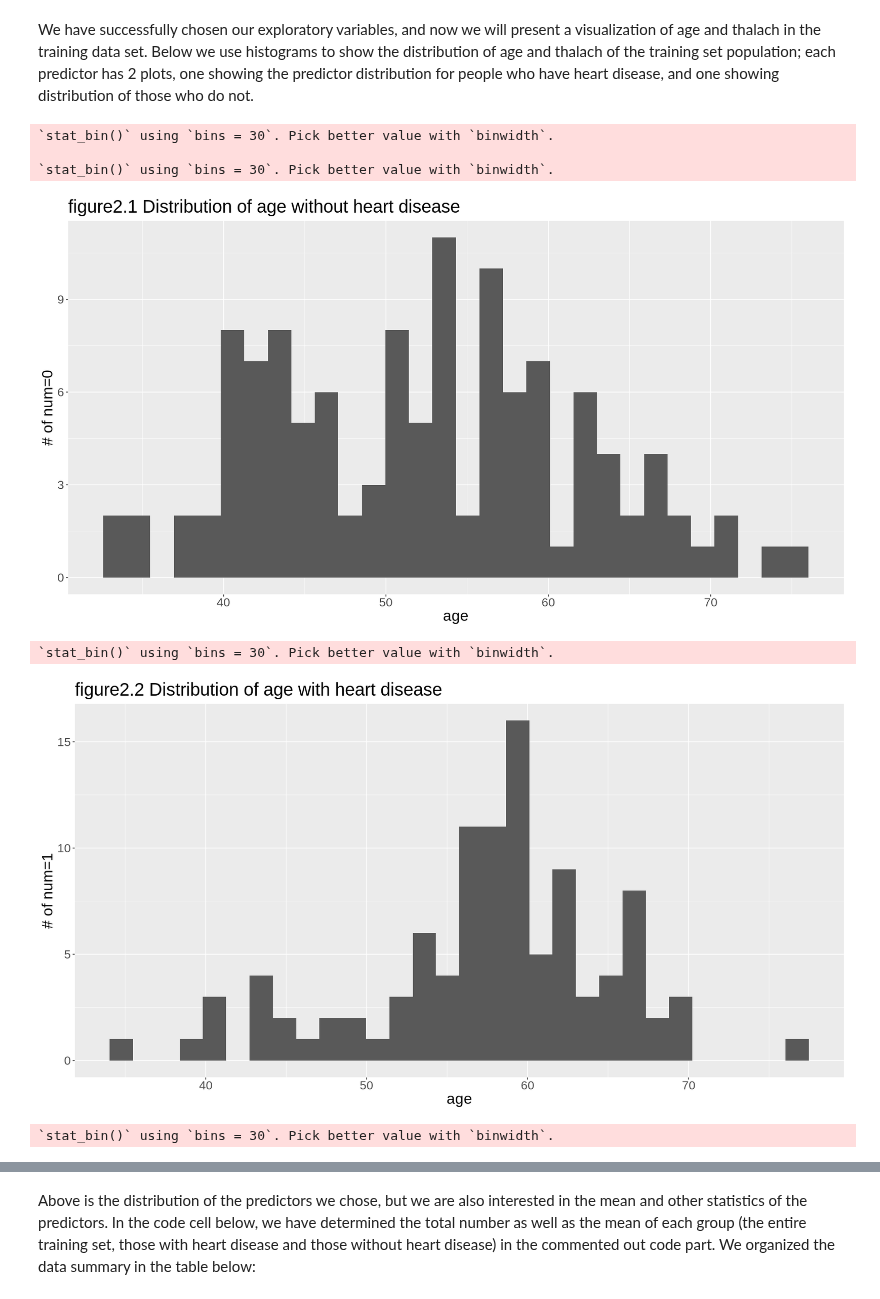
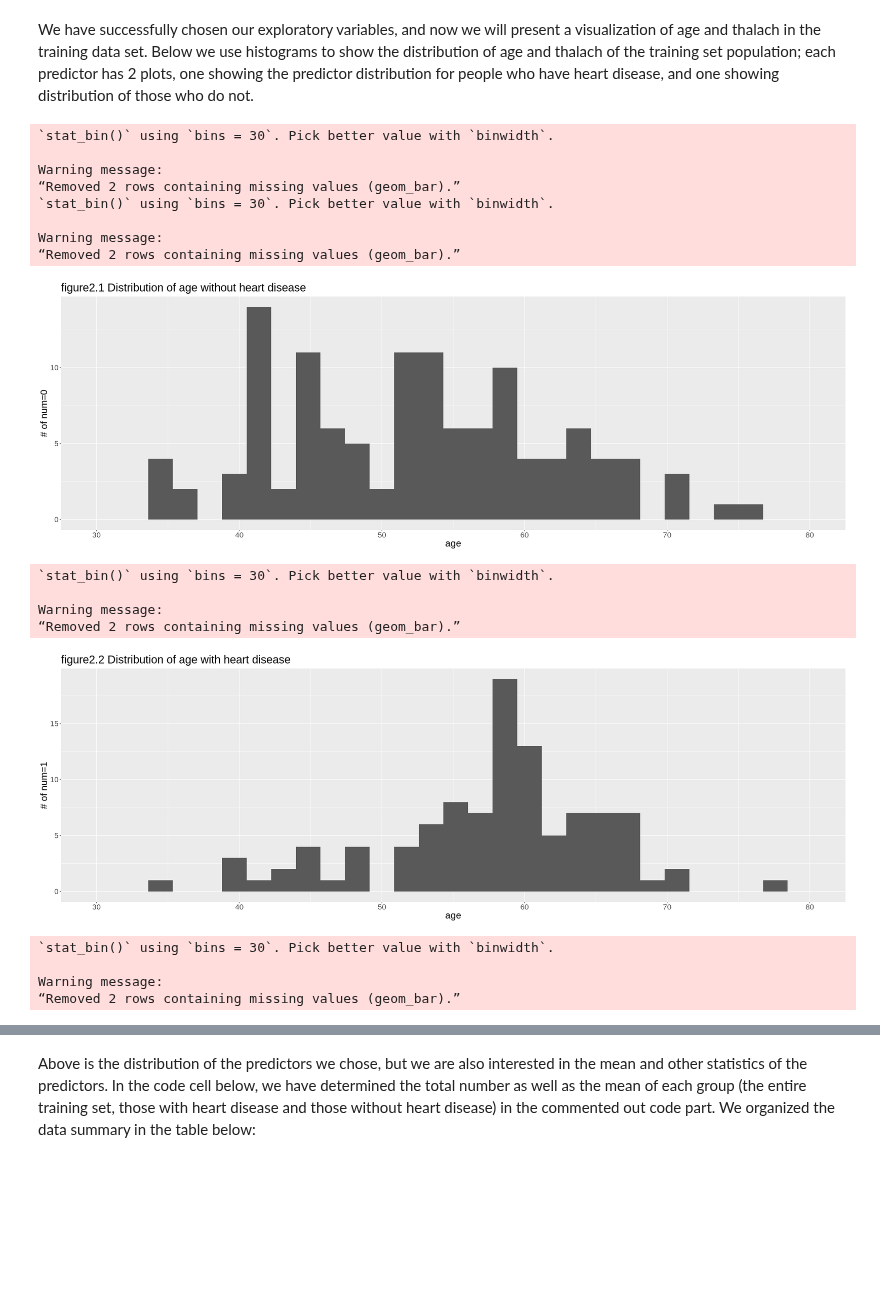
Before and after one commit to wiliwangka/Heart-Disease-Classification-with-R, a Jupyter notebook: ds_project_proposal.ipynb, the cells around one changed output, grey strips where cells are left out. Saved outputs shown, nothing was run; the diff lists cells and outputs as text; code cells hidden in the pictures; blank space fills up the shorter version.

Commit message:
added x boundaries to histograms, removed cat columns from mutate

```diff
--- a/ds_project_proposal.ipynb
+++ b/ds_project_proposal.ipynb
@@ -266,44 +266,59 @@ We have successfully chosen our exploratory variables, and now we will present a
 plot_age_0<-cleveland_training%>%
 filter(num==0)%>%
 ggplot(aes(x = age,)) +
    geom_histogram() +
     labs(x= "age", y= "# of num=0")+
     theme(text = element_text(size=20))+
-    ggtitle("figure2.1 Distribution of age without heart disease ")
+    ggtitle("figure2.1 Distribution of age without heart disease ")+
+    xlim(c(30,80))
 plot_age_0
 
 plot_age_1<-cleveland_training%>%
 filter(num==1)%>%
 ggplot(aes(x = age,)) +
    geom_histogram() +
     labs(x= "age", y= "# of num=1")+
     theme(text = element_text(size=20))+
-    ggtitle("figure2.2 Distribution of age with heart disease")
+    ggtitle("figure2.2 Distribution of age with heart disease")+
+    xlim(c(30,80))
 plot_age_1
 
 
 plot_thalach_0<-cleveland_training%>%
 filter(num==0)%>%
 ggplot(aes(x = thalach,)) +
-   geom_histogram() +
-    labs(x= "thalach", y= "# of num=0")+
-    theme(text = element_text(size=20))+
-    ggtitle("figure2.3 Distribution of maximum heart rate  without heart disease")
+geom_histogram() +
+labs(x= "thalach", y= "# of num=0")+
+theme(text = element_text(size=20))+
+ggtitle("figure2.3 Distribution of maximum heart rate without heart disease")+
+xlim(c(60,200))
 plot_thalach_0
 
 plot_thalach_1<-cleveland_training%>%
 filter(num==1)%>%
 ggplot(aes(x = thalach,)) +
-   geom_histogram() +
-    labs(x= "thalach", y= "# of num=1")+
-    theme(text = element_text(size=20))+
-    ggtitle("figure2.4 Distribution of maximum heart rate  with heart disease")
+geom_histogram() +
+labs(x= "thalach", y= "# of num=1")+
+theme(text = element_text(size=20))+
+ggtitle("figure2.4 Distribution of maximum heart rate with heart disease")+
+xlim(c(60,200))
 plot_thalach_1
 # %% [output]
 `stat_bin()` using `bins = 30`. Pick better value with `binwidth`.
 
+Warning message:
+“Removed 2 rows containing missing values (geom_bar).”
 `stat_bin()` using `bins = 30`. Pick better value with `binwidth`.
+
+Warning message:
+“Removed 2 rows containing missing values (geom_bar).”
-[figure, old version]
+[figure, new version]
 `stat_bin()` using `bins = 30`. Pick better value with `binwidth`.
+
+Warning message:
+“Removed 2 rows containing missing values (geom_bar).”
-[figure, old version]
+[figure, new version]
 `stat_bin()` using `bins = 30`. Pick better value with `binwidth`.
+
+Warning message:
+“Removed 2 rows containing missing values (geom_bar).”
```
Also changed, not shown: parts of 2 cells of this notebook.
